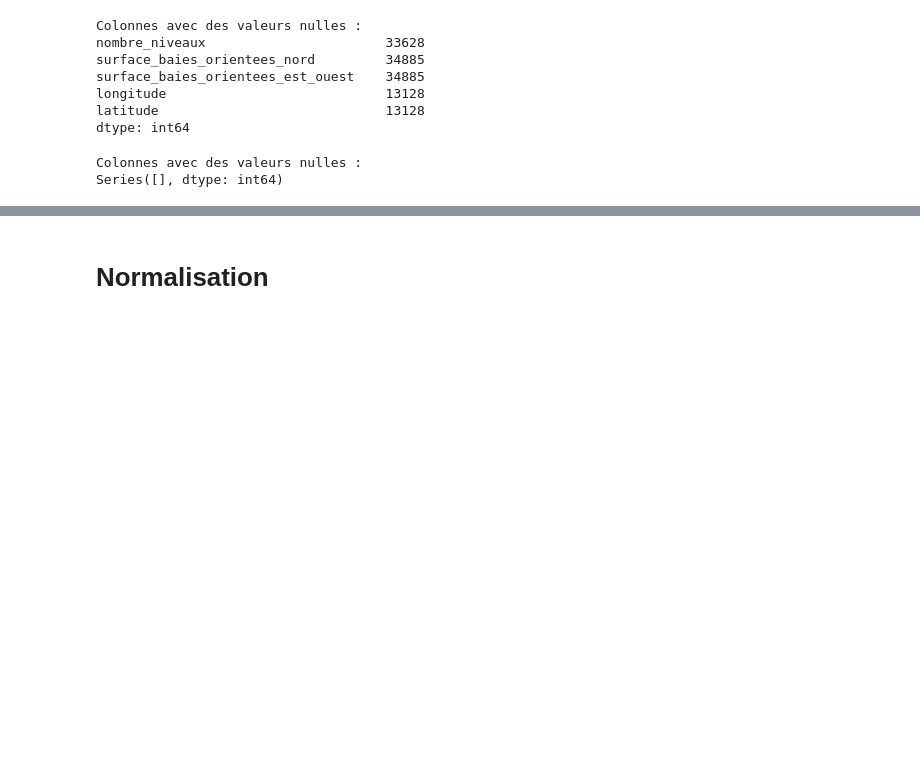
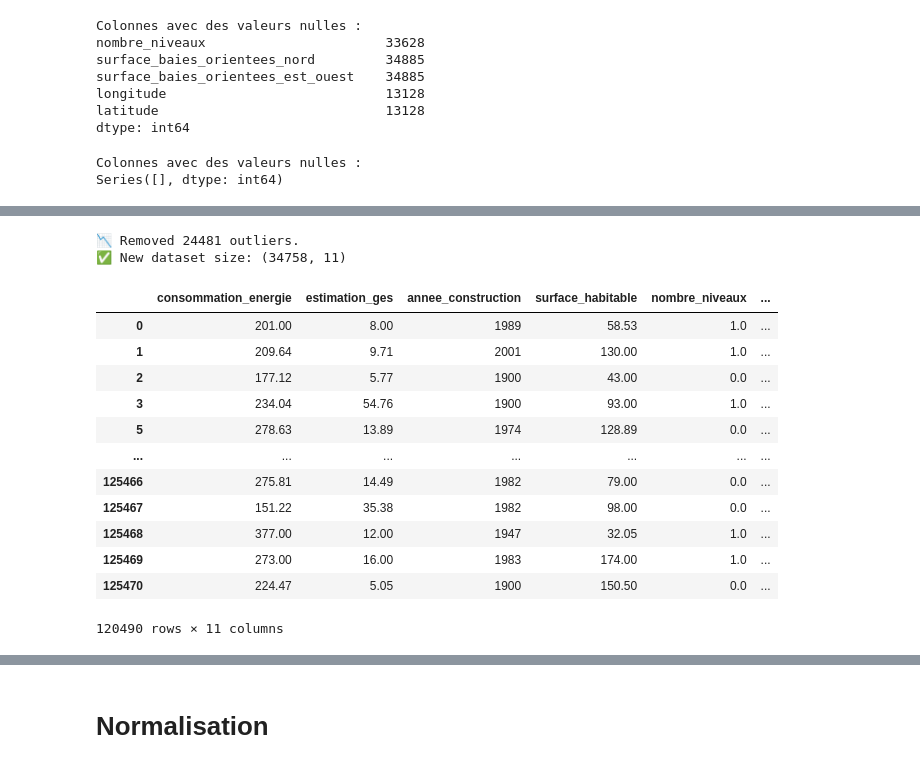
Before and after one commit to BouzelatTarek/DS-Project, a Jupyter notebook: script.ipynb, the cells around one changed output, grey strips where cells are left out. Saved outputs shown, nothing was run; the diff lists cells and outputs as text; code cells hidden in the pictures; blank space fills up the shorter version.

```diff
--- a/script.ipynb
+++ b/script.ipynb
@@ -1168,2 +1229,45 @@ Series([], dtype: int64)
+# %%
+df = df_cleaned
+# Exclude target variable 'consommation_energie'
+quantitative_features = df.drop(columns=['consommation_energie'], errors='ignore')
+
+# Compute Q1, Q3, and IQR
+Q1 = quantitative_features.quantile(0.25)
+Q3 = quantitative_features.quantile(0.75)
+IQR = Q3 - Q1
+
+# Define bounds for outliers
+lower_bound = Q1 - 1.5 * IQR
+upper_bound = Q3 + 1.5 * IQR
+
+# Remove outliers (keep only rows where all features are within bounds)
+df_cleaned = df[
+    ((quantitative_features >= lower_bound) & (quantitative_features <= upper_bound)).all(axis=1)
+]
+
+# Display number of removed rows and cleaned dataset
+removed_rows = len(df) - len(df_cleaned)
+print(f"📉 Removed {removed_rows} outliers.")
+print(f"✅ New dataset size: {df_cleaned.shape}")
+# %% [output]
+📉 Removed 24481 outliers.
+✅ New dataset size: (34758, 11)
+# %%
+df_cleaned = df
+df_cleaned
+# %% [output]
+|  | consommation_energie | estimation_ges | annee_construction | surface_habitable | nombre_niveaux | ... |
+| 0 | 201.00 | 8.00 | 1989 | 58.53 | 1.0 | ... |
+| 1 | 209.64 | 9.71 | 2001 | 130.00 | 1.0 | ... |
+| 2 | 177.12 | 5.77 | 1900 | 43.00 | 0.0 | ... |
+| 3 | 234.04 | 54.76 | 1900 | 93.00 | 1.0 | ... |
+| 5 | 278.63 | 13.89 | 1974 | 128.89 | 0.0 | ... |
+| ... | ... | ... | ... | ... | ... | ... |
+| 125466 | 275.81 | 14.49 | 1982 | 79.00 | 0.0 | ... |
+| 125467 | 151.22 | 35.38 | 1982 | 98.00 | 0.0 | ... |
+| 125468 | 377.00 | 12.00 | 1947 | 32.05 | 1.0 | ... |
+| 125469 | 273.00 | 16.00 | 1983 | 174.00 | 1.0 | ... |
+| 125470 | 224.47 | 5.05 | 1900 | 150.50 | 0.0 | ... |
+120490 rows × 11 columns
 # %%
 merged_data = pd.concat([df,categorical_df], axis=1)
```
Also changed, not shown: parts of 92 cells of this notebook, 4 other files.
